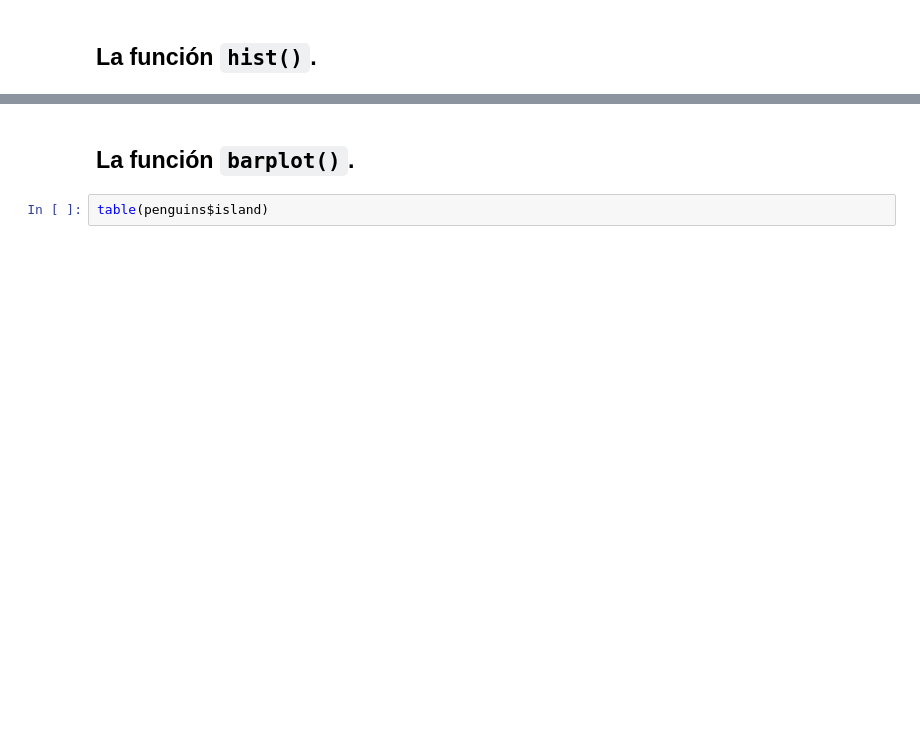
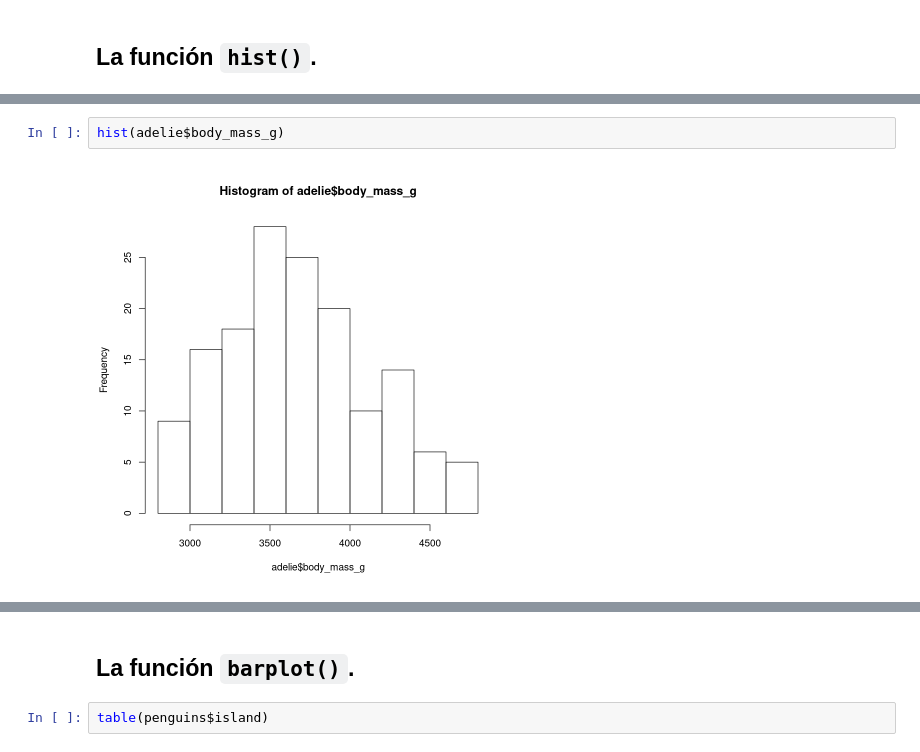
Before and after one commit to PythonistaMX/pyr105, a Jupyter notebook: 11_estadistica_descriptiva.ipynb, the cells around one changed output, grey strips where cells are left out. Drawn from its saved outputs; the diff is of its cells as text; blank space fills up the shorter version.

```diff
--- a/11_estadistica_descriptiva.ipynb
+++ b/11_estadistica_descriptiva.ipynb
@@ -143,0 +408,4 @@ hist(pesos_ping)
+# %%
+hist(adelie$body_mass_g)
+# %% [output]
+[figure, added]
```
Also changed, not shown: parts of 56 cells of this notebook, 3 other files.
